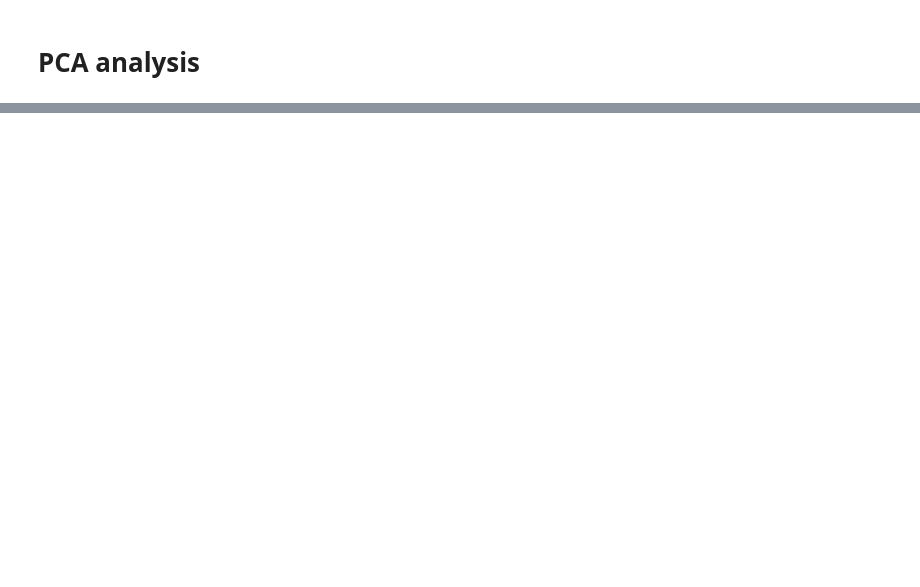
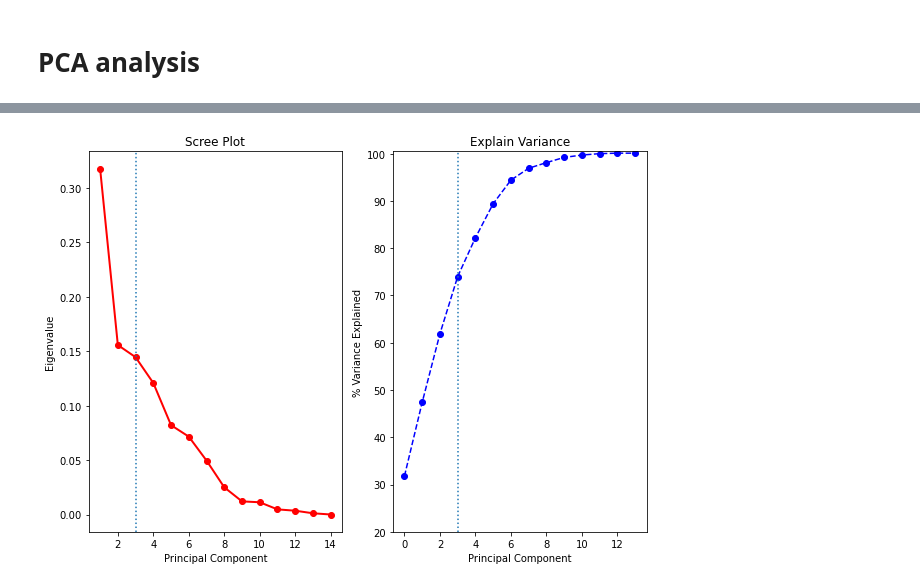
Before and after one commit to SB91ko/ChaoprayaRiver_WaterLV_prediction, a Jupyter notebook: Useful_PCA.ipynb, the cells around one changed output, grey strips where cells are left out. Saved outputs shown, nothing was run; the diff lists cells and outputs as text; code cells hidden in the pictures; blank space fills up the shorter version.

```diff
--- a/Useful_PCA.ipynb
+++ b/Useful_PCA.ipynb
@@ -134,0 +166,4 @@ plt.savefig('MAR/PCA_analysis_excludeTarget.png', dpi=300, bbox_inches='tight')
+# %%
+pca_check(df_Stdscaled,'Std_all')
+# %% [output]
+[figure, added]
```
Also changed, not shown: parts of 13 cells of this notebook, 6 other files.
